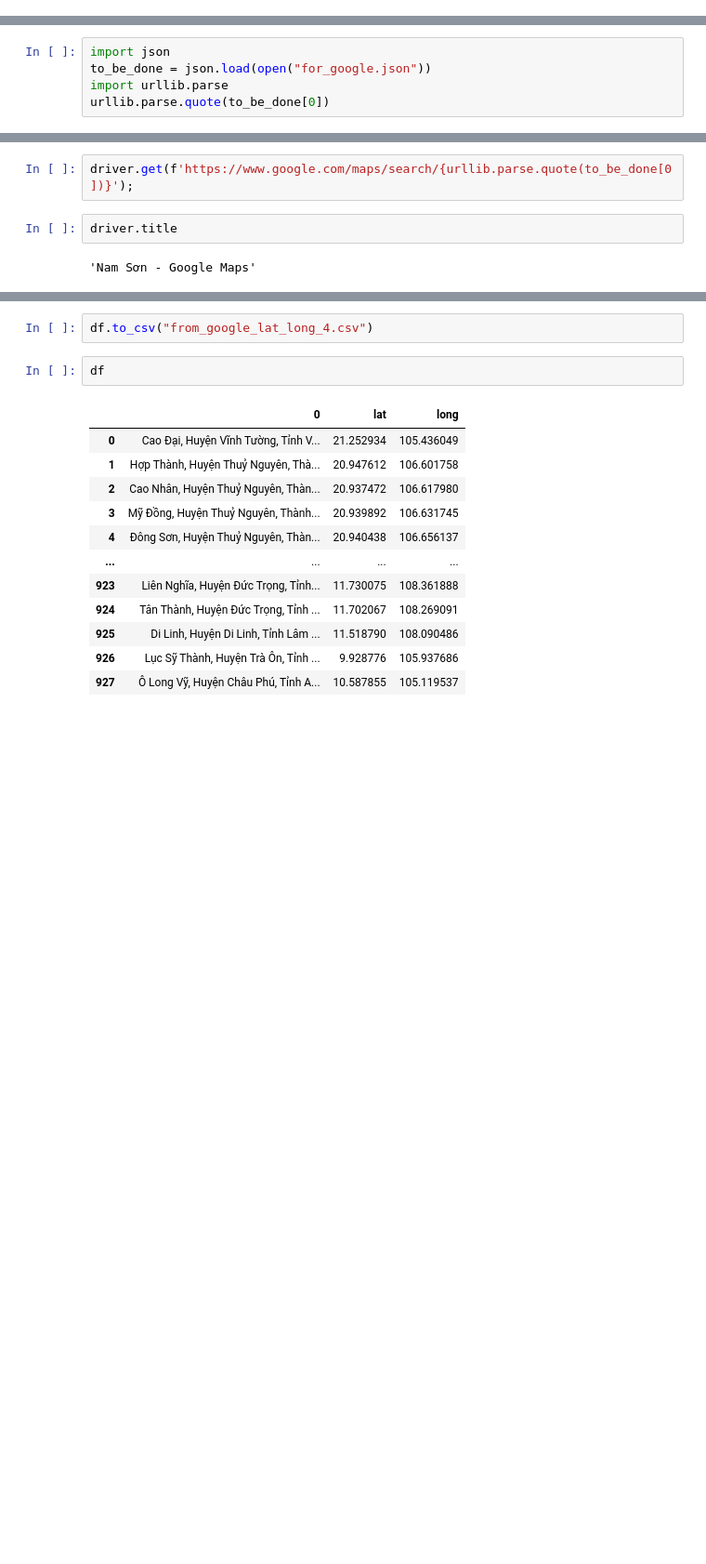
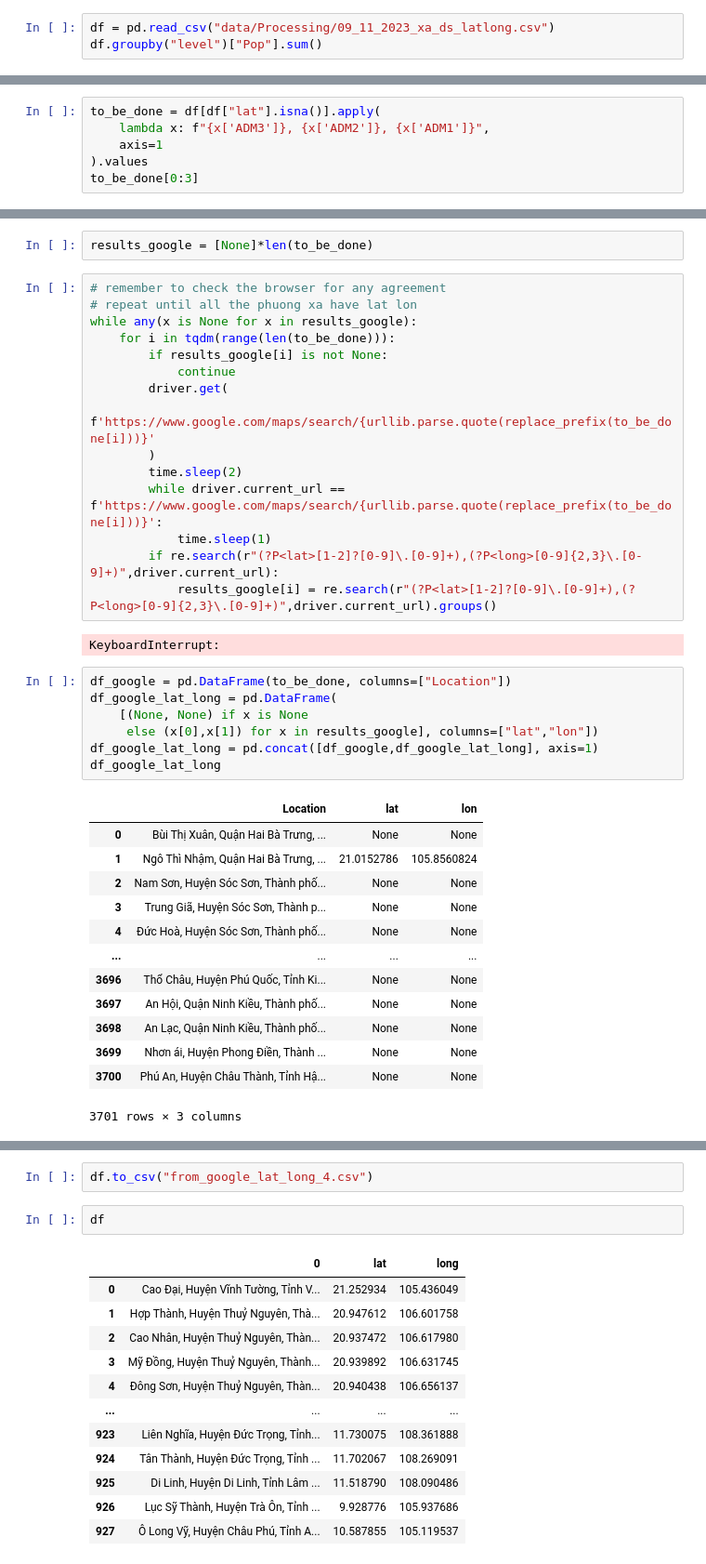
Before and after one commit to halean/population_map, a Jupyter notebook: Get_coordinates_from_google.ipynb, the cells around one changed output, grey strips where cells are left out. Shown at 93% size. Drawn from its saved outputs; the diff is of its cells as text; blank space fills up the shorter version.

```diff
--- a/Get_coordinates_from_google.ipynb
+++ b/Get_coordinates_from_google.ipynb
@@ -15,0 +20,3 @@ from selenium.common.exceptions import TimeoutException
+# %%
+df = pd.read_csv("data/Processing/09_11_2023_xa_ds_latlong.csv")
+df.groupby("level")["Pop"].sum()
@@ -16,6 +31,7 @@ from selenium.common.exceptions import TimeoutException
 # %%
-import json
-to_be_done = json.load(open("for_google.json"))
-import urllib.parse
-urllib.parse.quote(to_be_done[0])
+to_be_done = df[df["lat"].isna()].apply(
+    lambda x: f"{x['ADM3']}, {x['ADM2']}, {x['ADM1']}",
+    axis=1
+).values
+to_be_done[0:3]
 # %% [output]
@@ -23,6 +59,40 @@ urllib.parse.quote(to_be_done[0])
 # %%
-driver.get(f'https://www.google.com/maps/search/{urllib.parse.quote(to_be_done[0])}');
+results_google = [None]*len(to_be_done)
+# %%
+# remember to check the browser for any agreement
+# repeat until all the phuong xa have lat lon
+while any(x is None for x in results_google):
+    for i in tqdm(range(len(to_be_done))):
+        if results_google[i] is not None:
+            continue
+        driver.get(
+            f'https://www.google.com/maps/search/{urllib.parse.quote(replace_prefix(to_be_done[i]))}'
+        )
+        time.sleep(2)
+        while driver.current_url == f'https://www.google.com/maps/search/{urllib.parse.quote(replace_prefix(to_be_done[i]))}':
+            time.sleep(1)
+        if re.search(r"(?P<lat>[1-2]?[0-9]\.[0-9]+),(?P<long>[0-9]{2,3}\.[0-9]+)",driver.current_url):
+            results_google[i] = re.search(r"(?P<lat>[1-2]?[0-9]\.[0-9]+),(?P<long>[0-9]{2,3}\.[0-9]+)",driver.current_url).groups()
+# %% [output]
+KeyboardInterrupt:
 # %%
-driver.title
+df_google = pd.DataFrame(to_be_done, columns=["Location"])
+df_google_lat_long = pd.DataFrame(
+    [(None, None) if x is None
+     else (x[0],x[1]) for x in results_google], columns=["lat","lon"])
+df_google_lat_long = pd.concat([df_google,df_google_lat_long], axis=1)
+df_google_lat_long
 # %% [output]
+|  | Location | lat | lon |
+| 0 | Bùi Thị Xuân, Quận Hai Bà Trưng, ... | None | None |
+| 1 | Ngô Thì Nhậm, Quận Hai Bà Trưng, ... | 21.0152786 | 105.8560824 |
+| 2 | Nam Sơn, Huyện Sóc Sơn, Thành phố... | None | None |
+| 3 | Trung Giã, Huyện Sóc Sơn, Thành p... | None | None |
+| 4 | Đức Hoà, Huyện Sóc Sơn, Thành phố... | None | None |
+| ... | ... | ... | ... |
+| 3696 | Thổ Châu, Huyện Phú Quốc, Tỉnh Ki... | None | None |
+| 3697 | An Hội, Quận Ninh Kiều, Thành phố... | None | None |
+| 3698 | An Lạc, Quận Ninh Kiều, Thành phố... | None | None |
+| 3699 | Nhơn ái, Huyện Phong Điền, Thành ... | None | None |
+| 3700 | Phú An, Huyện Châu Thành, Tỉnh Hậ... | None | None |
-'Nam Sơn - Google Maps'
+3701 rows × 3 columns
```
Also changed, not shown: parts of 12 cells of this notebook, 4 other files.
